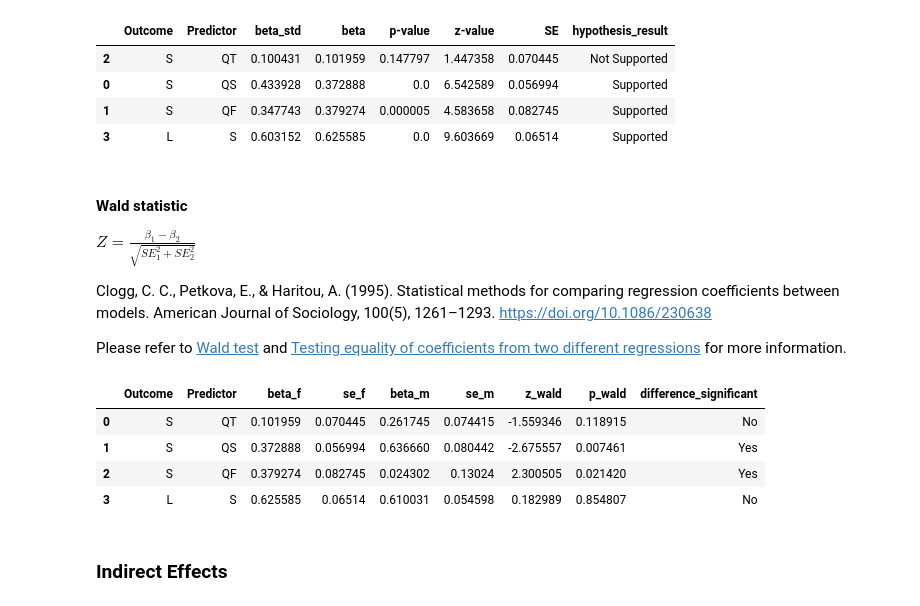
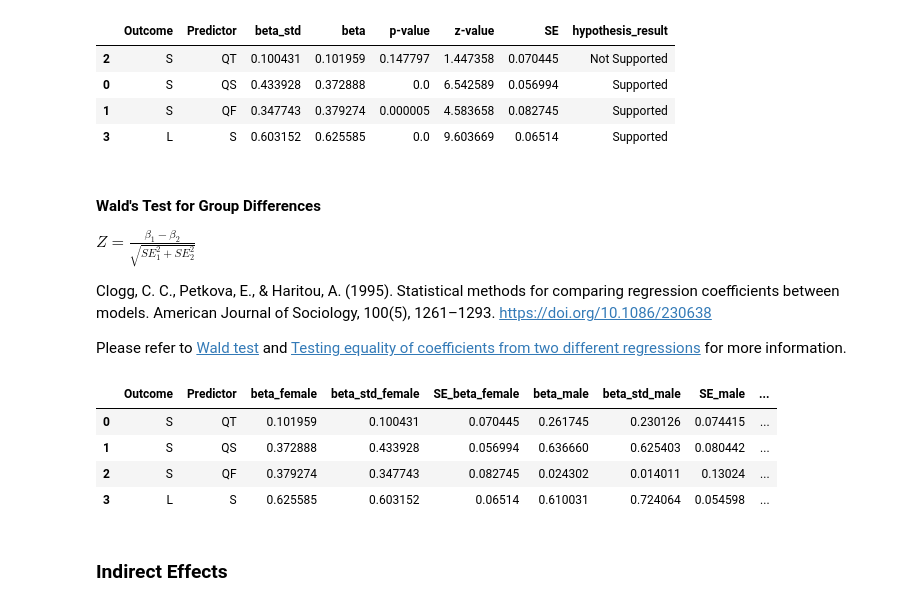
Before and after one commit to VictorValar/python-structural-equation-modeling-guide, a Jupyter notebook: Practice 3/practice_3.ipynb, the cells around one changed output. Saved outputs shown, nothing was run; the diff lists cells and outputs as text; code cells hidden in the pictures.

```diff
--- a/Practice 3/practice_3.ipynb
+++ b/Practice 3/practice_3.ipynb
@@ -37,7 +37,7 @@ columns_to_filter = [
     'P1.10_QT', 'P1.11_QT', 'P1.12_QT', 'P1.13_QT', 'P1.14_QT',
     'P3.1_S', 'P3.2_S', 'P3.3_S', 'P3.4_S',
     'P6.1_L', 'P6.2_L', 'P6.3_L', 'P6.4_L', 'P6.5_L', 'P6.6_L',
-    'P14'
+    'P14', 'f4'
 ]
 
 clean_df = raw_data_df[columns_to_filter].copy()
@@ -197,7 +187,7 @@ female_direct_effects_df
 | 1 | S | QF | 0.347743 | 0.379274 | 0.000005 | 4.583658 | 0.082745 | Supported |
 | 3 | L | S | 0.603152 | 0.625585 | 0.0 | 9.603669 | 0.06514 | Supported |
 # %% [markdown]
-#### Wald statistic
+#### Wald's Test for Group Differences
 
 $Z = \frac{\beta_1 - \beta_2}{\sqrt{SE_1^2 + SE_2^2}}$
 
@@ -230,26 +222,41 @@ male_df = male_df.rename(columns={
 })
 # %%
-merged_df = pd.merge(
-    female_df[['Outcome', 'Predictor', 'beta_f', 'se_f']],
-    male_df[['Outcome', 'Predictor', 'beta_m', 'se_m']],
+gender_merged_df = pd.merge(
+    female_df[[
+        'Outcome',
+        'Predictor',
+        'beta_female',
+        'beta_std_female',
+        'SE_beta_female'
+    ]],
+    male_df[[
+        'Outcome',
+        'Predictor',
+        'beta_male',
+        'beta_std_male',
+        'SE_male'
+    ]],
     on=['Outcome', 'Predictor']
 )
 # %%
-merged_df[['z_wald', 'p_wald']] = merged_df.apply(
+gender_merged_df[['z_wald', 'p_wald']] = gender_merged_df.apply(
     lambda row: direct_wald_test(
-        row['beta_f'], row['se_f'], row['beta_m'], row['se_m']
+        row['beta_female'],
+        row['SE_beta_female'],
+        row['beta_male'],
+        row['SE_male']
     ),
     axis=1, result_type='expand'
 )
 # %%
-merged_df['difference_significant'] = merged_df['p_wald'].apply(lambda p: 'Yes' if p < 0.05 else 'No')
-merged_df
+gender_merged_df['difference_significant'] = gender_merged_df['p_wald'].apply(lambda p: 'Yes' if p < 0.05 else 'No')
+gender_merged_df
 # %% [output]
-|  | Outcome | Predictor | beta_f | se_f | beta_m | se_m | z_wald | p_wald | difference_significant |
-| 0 | S | QT | 0.101959 | 0.070445 | 0.261745 | 0.074415 | -1.559346 | 0.118915 | No |
-| 1 | S | QS | 0.372888 | 0.056994 | 0.636660 | 0.080442 | -2.675557 | 0.007461 | Yes |
-| 2 | S | QF | 0.379274 | 0.082745 | 0.024302 | 0.13024 | 2.300505 | 0.021420 | Yes |
-| 3 | L | S | 0.625585 | 0.06514 | 0.610031 | 0.054598 | 0.182989 | 0.854807 | No |
+|  | Outcome | Predictor | beta_female | beta_std_female | SE_beta_female | beta_male | beta_std_male | SE_male | ... |
+| 0 | S | QT | 0.101959 | 0.100431 | 0.070445 | 0.261745 | 0.230126 | 0.074415 | ... |
+| 1 | S | QS | 0.372888 | 0.433928 | 0.056994 | 0.636660 | 0.625403 | 0.080442 | ... |
+| 2 | S | QF | 0.379274 | 0.347743 | 0.082745 | 0.024302 | 0.014011 | 0.13024 | ... |
+| 3 | L | S | 0.625585 | 0.603152 | 0.06514 | 0.610031 | 0.724064 | 0.054598 | ... |
 # %% [markdown]
 ### Indirect Effects
 # %% [markdown]
```
Also changed, not shown: parts of 37 cells of this notebook.
